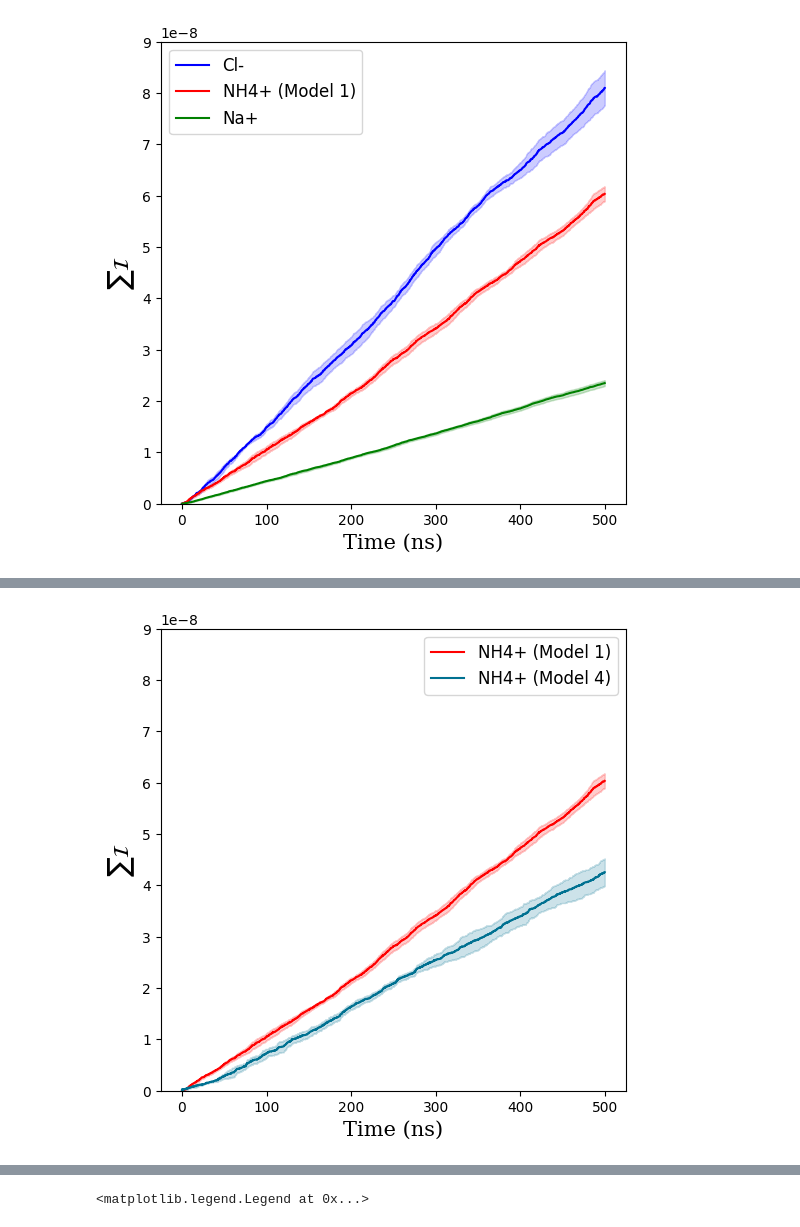
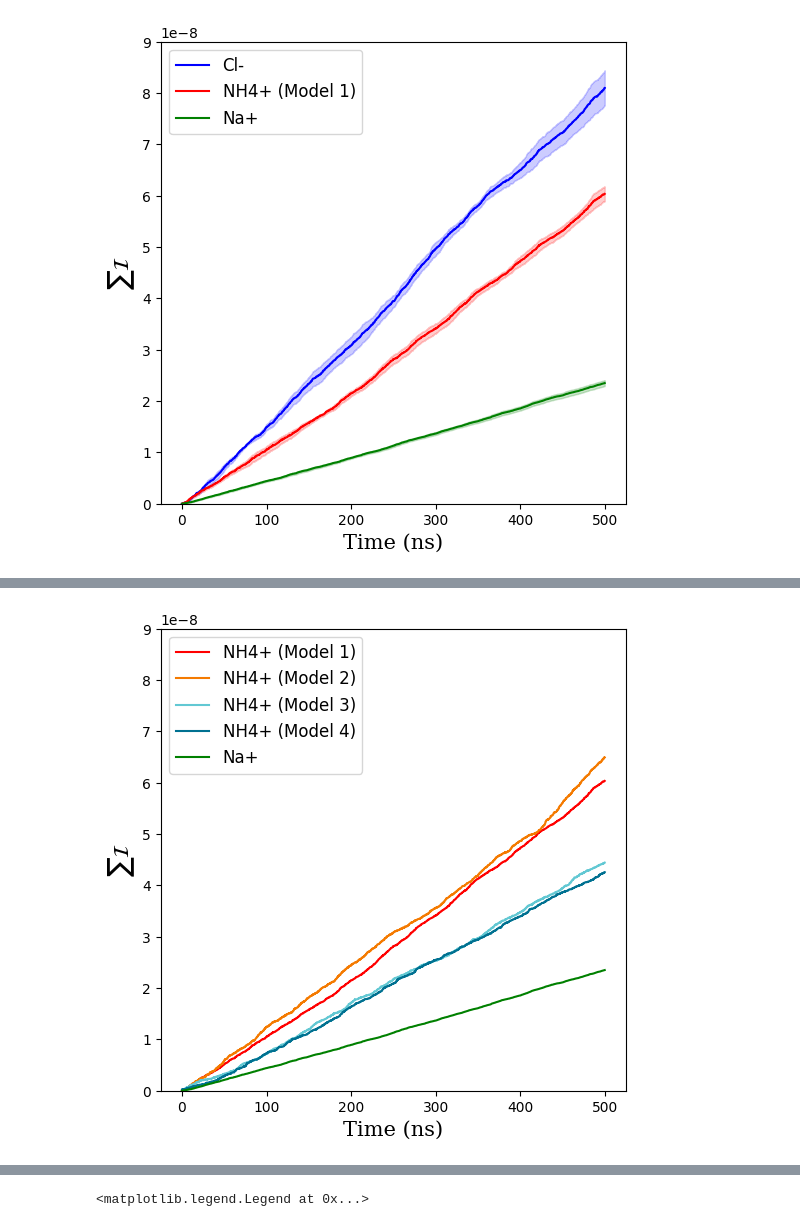
Before and after one commit to Heiley-W/project, a Jupyter notebook: current-analysis-param.ipynb, the cells around one changed output, grey strips where cells are left out. Drawn from its saved outputs; the diff is of its cells as text; code cells hidden in the pictures.

```diff
--- a/current-analysis-param.ipynb
+++ b/current-analysis-param.ipynb
@@ -40,6 +40,22 @@ def new_current(file,label,event):
     plt.plot(time, current, label=f'{label}, {event} events')
 
     current_data[label] = current
+
+def event(run):
+    with open(f'post-processing/analysis-run{run}/current/permeationNH4-10.dat', 'r') as file:
+        data = file.readlines()
+
+    frames = []
+    y_values = list(range(1, len(data) + 1))  # Y-values increment by 1 for each event
+
+    for entry in data:
+        match = re.search(r'frame (\d+)', entry)  # Extract the frame number
+        if match:
+            frame = int(match.group(1))
+            frames.append(frame)
+
+    # Create the plot
+    plt.plot(frames, y_values, marker = '.',label=f"{run}")
 # %%
 runs = ['run1', 'run2', 'run3', 'run4']
 species = ['NH4-10', 'CLA-10']
@@ -130,32 +177,70 @@ plt.show()
 # %%
 def new_current(file, label, event):
     data = np.loadtxt(f"post-processing/{file}")
     time = data[:, 0] * dt
     current = data[:, 1] * dt
     return current  # Return current data for further processing
 
 # Plot settings
 plot_settings()
 
 # Plot average NH4+ current
 plt.plot(time_steps, average_nh4_current, label='NH4+ (Model 1)', color='red')
-plt.fill_between(time_steps, average_nh4_current - sem_nh4, average_nh4_current + sem_nh4, color='red', alpha=0.2)
+#plt.fill_between(time_steps, average_nh4_current - sem_nh4, average_nh4_current + sem_nh4, color='red', alpha=0.2)
+
+# Load charge 3 replicas
+current_replica1 = new_current("analysis-run1.1/current/currentNH4-10.dat", "NH4+ current (charge1, replica 1)", "84")
+current_replica2 = new_current("analysis-run1.2/current/currentNH4-10.dat", "NH4+ current (charge1, replica 2)", "105")
+
+# Calculate average and standard deviation for charge 3 replicas
+average_current_charge1 = np.mean([current_replica1, current_replica2], axis=0)
+std_current_charge1 = np.std([current_replica1, current_replica2], axis=0)
+
+# Plot average current for charge 3 with error bars
+plt.plot(time_steps, average_current_charge1, label='NH4+ (Model 2)', color='#f47a00')
+#plt.fill_between(time_steps, average_current_charge1 - std_current_charge1, average_current_charge1 + std_current_charge1, color='#f47a00', alpha=0.2)
+
+# Load charge 3 replicas
+current_replica1 = new_current("analysis-run2.1/current/currentNH4-10.dat", "NH4+ current (charge2, replica 1)", "84")
+current_replica2 = new_current("analysis-run2.2/current/currentNH4-10.dat", "NH4+ current (charge2, replica 2)", "105")
+
+# Calculate average and standard deviation for charge 3 replicas
+average_current_charge2 = np.mean([current_replica1, current_replica2], axis=0)
+std_current_charge2 = np.std([current_replica1, current_replica2], axis=0)
+
+# Plot average current for charge 3 with error bars
+plt.plot(time_steps, average_current_charge2, label='NH4+ (Model 3)', color='#62c8d3')
+#plt.fill_between(time_steps, average_current_charge2 - std_current_charge2, average_current_charge2 + std_current_charge2, color='#62c8d3', alpha=0.2)
 
 # Load charge 3 replicas
 current_replica1 = new_current("analysis-run3.1/current/currentNH4-10.dat", "NH4+ current (charge3, replica 1)", "84")
 current_replica2 = new_current("analysis-run3.2/current/currentNH4-10.dat", "NH4+ current (charge3, replica 2)", "105")
 
 # Calculate average and standard deviation for charge 3 replicas
 average_current_charge3 = np.mean([current_replica1, current_replica2], axis=0)
 std_current_charge3 = np.std([current_replica1, current_replica2], axis=0)
 
 # Plot average current for charge 3 with error bars
 plt.plot(time_steps, average_current_charge3, label='NH4+ (Model 4)', color='#007191')
-plt.fill_between(time_steps, average_current_charge3 - std_current_charge3, average_current_charge3 + std_current_charge3, color='#007191', alpha=0.2)
+#plt.fill_between(time_steps, average_current_charge3 - std_current_charge3, average_current_charge3 + std_current_charge3, color='#007191', alpha=0.2)
+
+
+data = np.loadtxt(f"post-processing/analysis-n01A/current/currentNH4-10.dat")
+time = data[:, 0] * dt
+current = data[:, 1] * dt
+#plt.plot(time, current, label='-0.1A, 20 events')
+
+data = np.loadtxt(f"post-processing/analysis-p01A/current/currentNH4-10.dat")
+time = data[:, 0] * dt
+current = data[:, 1] * dt
+#plt.plot(time, current, label='+0.1A, 52 events')
+#plt.plot(time_steps, average_cl_current, label='Cl-', color='blue')
+
+plt.plot(time_steps, average_na_current, label='Na+', color='green')
 
 # Show legend and plot
 plt.legend(prop={'size': 12})
 plt.savefig('/Users/heiley/Desktop/SURP/poster/figures/diff-charge.png', dpi=500)
 plt.show()
 # %% [output]
-[figure, old version]
+[figure, new version]
```
Also changed, not shown: parts of 4 cells of this notebook.
